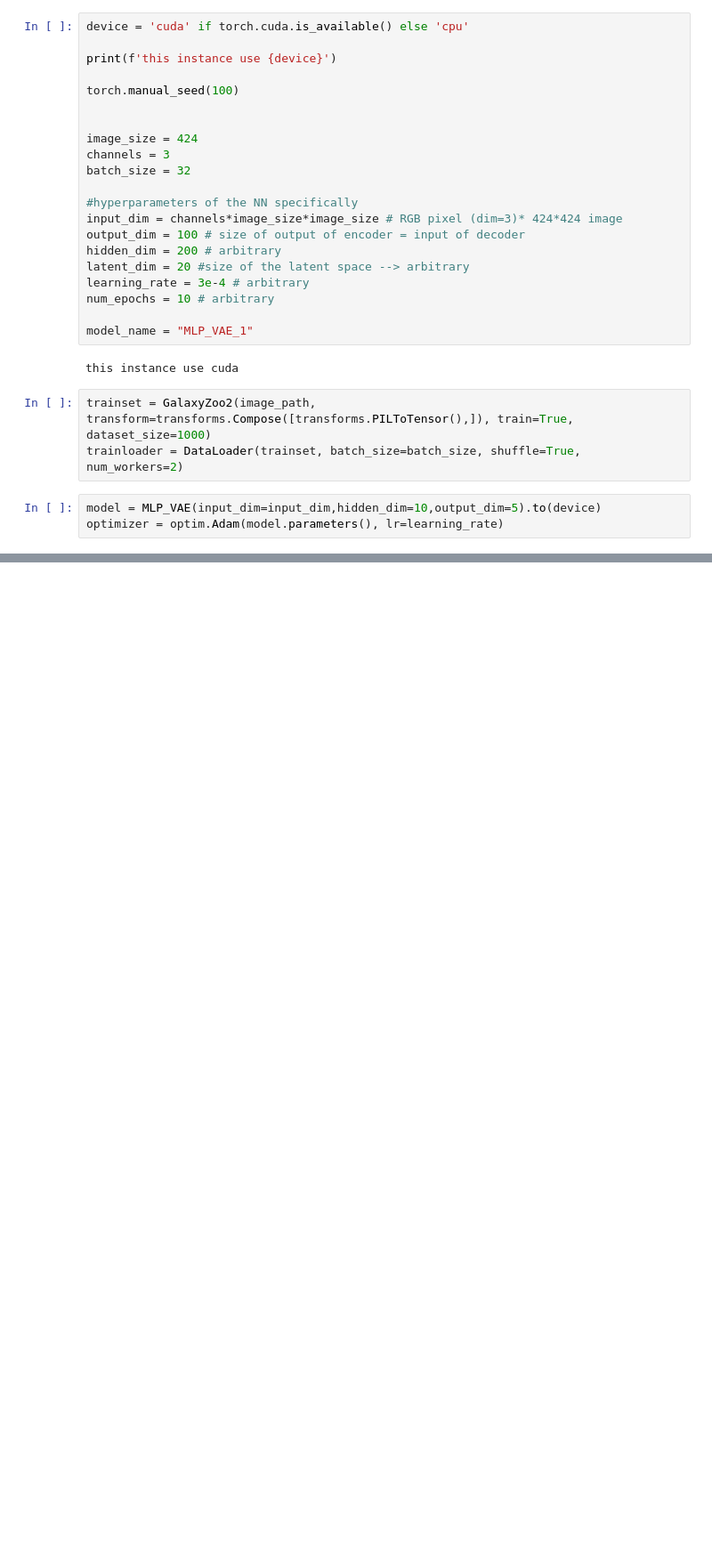
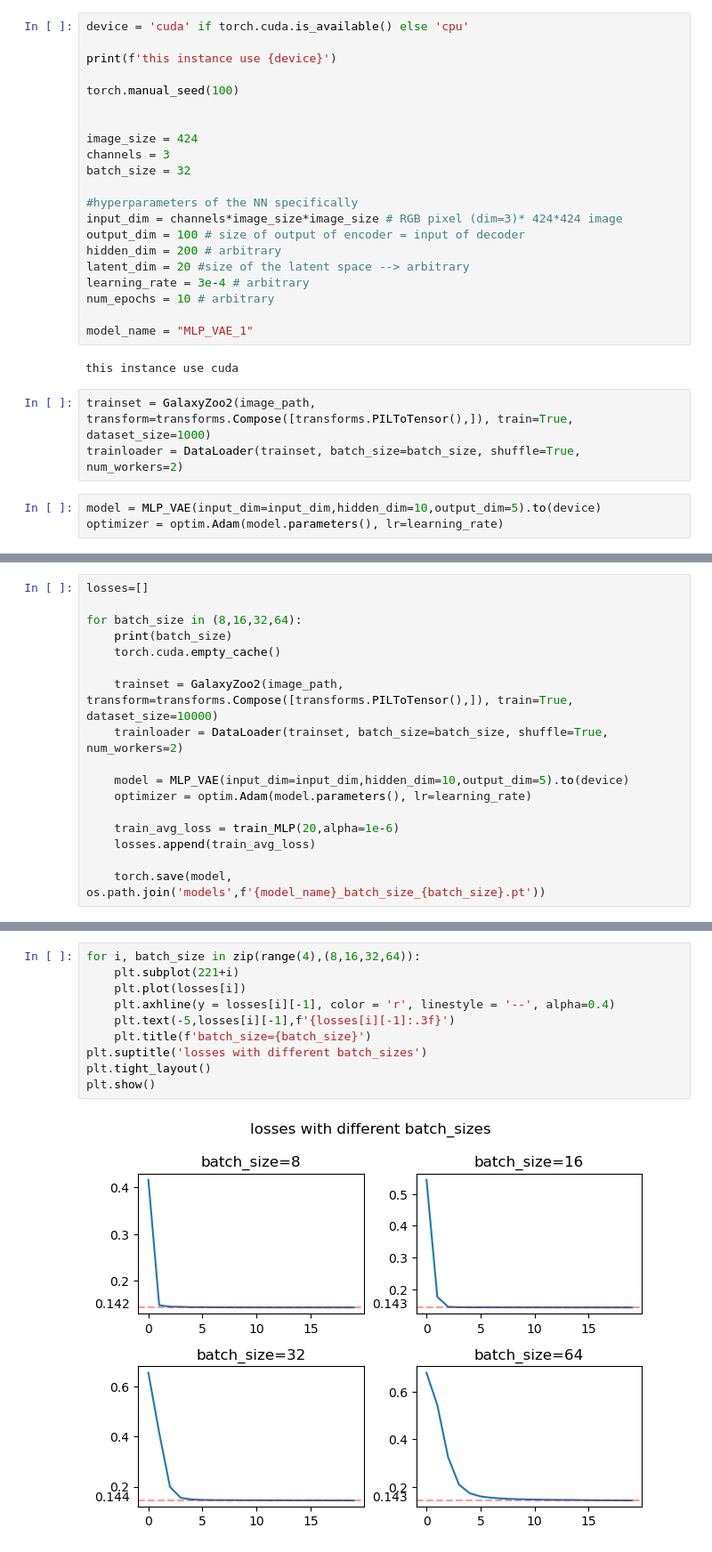
Before and after one commit to sirius59/project-dl, a Jupyter notebook: MLP_VAE.ipynb, the cells around one changed output, grey strips where cells are left out. Shown: that part at 89% size. Saved outputs shown, nothing was run; the diff lists cells and outputs as text; blank space fills up the shorter version.

```diff
--- a/MLP_VAE.ipynb
+++ b/MLP_VAE.ipynb
@@ -210,0 +249,17 @@ show_images(utils.make_grid(test.view(test.shape[0],3,424,424)[:10]))
+# %%
+losses=[]
+
+for batch_size in (8,16,32,64):
+    print(batch_size)
+    torch.cuda.empty_cache()
+
+    trainset = GalaxyZoo2(image_path, transform=transforms.Compose([transforms.PILToTensor(),]), train=True, dataset_size=10000)
+    trainloader = DataLoader(trainset, batch_size=batch_size, shuffle=True, num_workers=2)
+
+    model = MLP_VAE(input_dim=input_dim,hidden_dim=10,output_dim=5).to(device)
+    optimizer = optim.Adam(model.parameters(), lr=learning_rate)
+
+    train_avg_loss = train_MLP(20,alpha=1e-6)
+    losses.append(train_avg_loss)
+
+    torch.save(model, os.path.join('models',f'{model_name}_batch_size_{batch_size}.pt'))
@@ -210,0 +284,12 @@ show_images(utils.make_grid(test.view(test.shape[0],3,424,424)[:10]))
+# %%
+for i, batch_size in zip(range(4),(8,16,32,64)):
+    plt.subplot(221+i)
+    plt.plot(losses[i])
+    plt.axhline(y = losses[i][-1], color = 'r', linestyle = '--', alpha=0.4)
+    plt.text(-5,losses[i][-1],f'{losses[i][-1]:.3f}')
+    plt.title(f'batch_size={batch_size}')
+plt.suptitle('losses with different batch_sizes')
+plt.tight_layout()
+plt.show()
+# %% [output]
+[figure, added]
```
Also changed, not shown: parts of 18 cells of this notebook, 12 other files.
